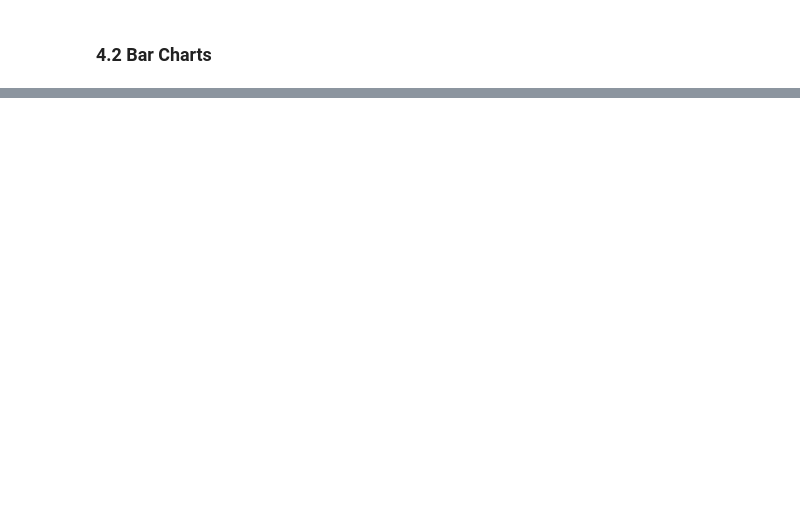
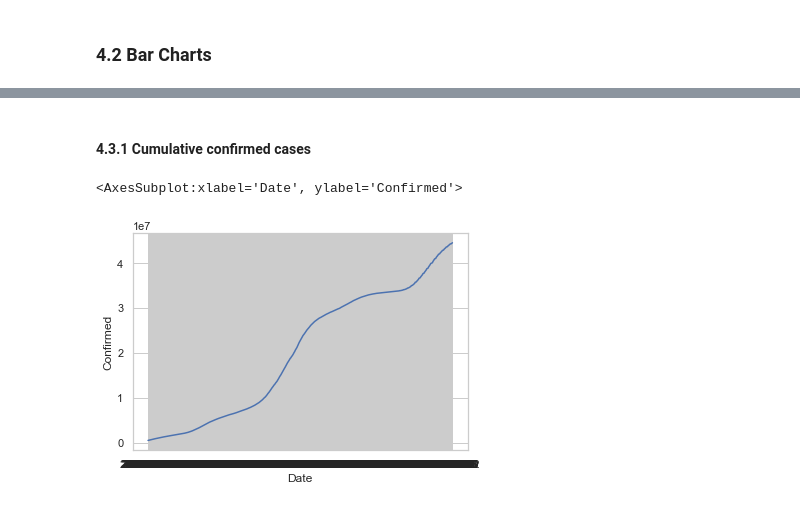
Before and after one commit to Data-Analytics-Project-2021/eda, a Jupyter notebook: eda_usa.ipynb, the cells around one changed output, grey strips where cells are left out. Saved outputs shown, nothing was run; the diff lists cells and outputs as text; code cells hidden in the pictures; blank space fills up the shorter version.

Commit message:
Fixed vacc z score and added visualizations + correlation to USA

```diff
--- a/eda_usa.ipynb
+++ b/eda_usa.ipynb
@@ -29,5 +30,5 @@ from scipy import stats
 # %% [markdown]
 ### 1.1 Getting daily state-wise cases for USA
 # %%
-cases = pd.read_csv("usa_cases_12-10-2021.csv")
+cases = pd.read_csv("usa_cases_12-10-2021.csv", index_col=0)
 cases
@@ -132,0 +399,3 @@ sns.barplot(data=barchart_filter_vacc)
+# %%
+# Cumulative Time Series (Add on to previous date's cases)
+cum_timeseries = cases.groupby(['Date']).agg(Confirmed = ('Confirmed', 'sum'), Deaths = ('Deaths', 'sum'), Recovered = ('Recovered', 'sum'))
@@ -132,0 +405,7 @@ sns.barplot(data=barchart_filter_vacc)
+# %% [markdown]
+#### 4.3.1 Cumulative confirmed cases
+# %%
+sns.lineplot(data = cum_timeseries, x = "Date", y = "Confirmed")
+# %% [output]
+<AxesSubplot:xlabel='Date', ylabel='Confirmed'>
+[figure, added]
```
Also changed, not shown: parts of 52 cells of this notebook, 1 other file.
